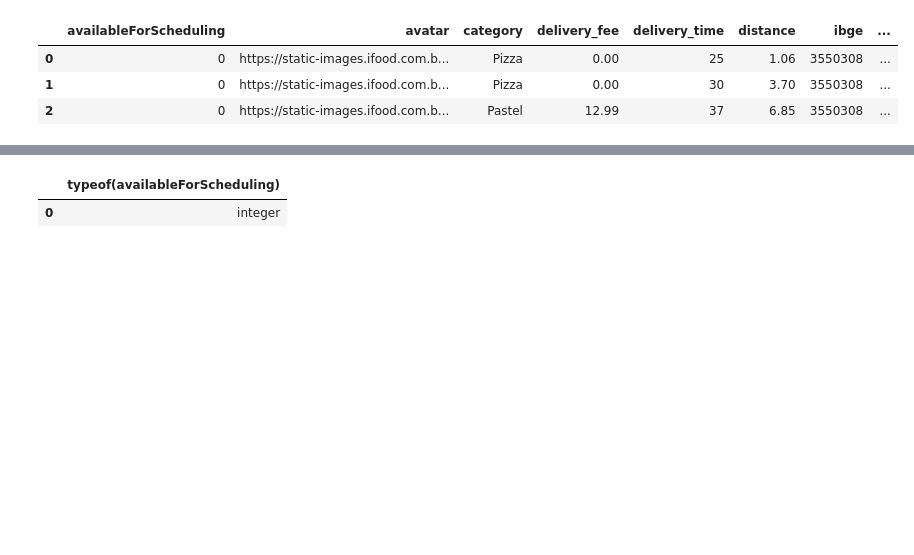
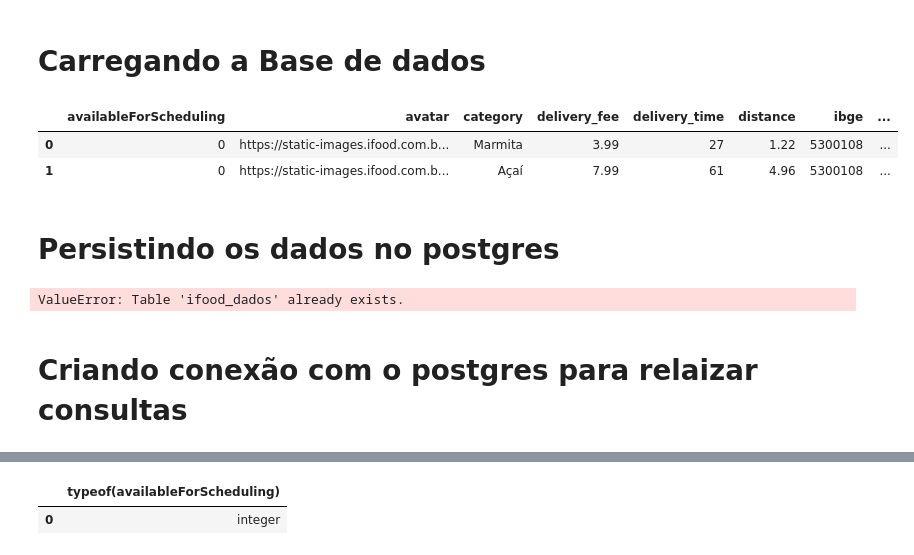
Before and after one commit to LeonardoHBritoo/Querys-Dados-Ifood, a Jupyter notebook: LendoDeArquivo.ipynb, the cells around one changed output, grey strips where cells are left out. Drawn from its saved outputs; the diff is of its cells as text; code cells hidden in the pictures; blank space fills up the shorter version.

```diff
--- a/LendoDeArquivo.ipynb
+++ b/LendoDeArquivo.ipynb
@@ -4,10 +12,23 @@ import pandasql as ps
+# %% [markdown]
+# Carregando a Base de dados
 # %%
+# Carregando a Base de dados para o Python
 ifood = pd.read_csv("ifood-restaurants-february-2021.csv")
 
-# Visualizando as primeiras linhas
-ps.sqldf("SELECT * FROM ifood where rating >= 4.9 limit 3")
+# Visualizando as primeiras linhas (com pandassql)
+ps.sqldf("SELECT * FROM ifood limit 2")
 # %% [output]
 |  | availableForScheduling | avatar | category | delivery_fee | delivery_time | distance | ibge | ... |
-| 0 | 0 | https://static-images.ifood.com.b... | Pizza | 0.00 | 25 | 1.06 | 3550308 | ... |
-| 1 | 0 | https://static-images.ifood.com.b... | Pizza | 0.00 | 30 | 3.70 | 3550308 | ... |
-| 2 | 0 | https://static-images.ifood.com.b... | Pastel | 12.99 | 37 | 6.85 | 3550308 | ... |
+| 0 | 0 | https://static-images.ifood.com.b... | Marmita | 3.99 | 27 | 1.22 | 5300108 | ... |
+| 1 | 0 | https://static-images.ifood.com.b... | Açaí | 7.99 | 61 | 4.96 | 5300108 | ... |
+# %% [markdown]
+# Persistindo os dados no postgres
+# %%
+# Persistindo os dados no postgress
+# Como o objetivo é somente realizar algumas consultas, não iremos realizar o tratamento agora
+engine = create_engine('postgresql://postgres:123456@localhost:5432/modulo_3')
+ifood.to_sql('ifood_dados', engine)
+# %% [output]
+ValueError: Table 'ifood_dados' already exists.
+# %% [markdown]
+# Criando conexão com o postgres para relaizar consultas
```
Also changed, not shown: parts of 21 cells of this notebook, 2 other files.
